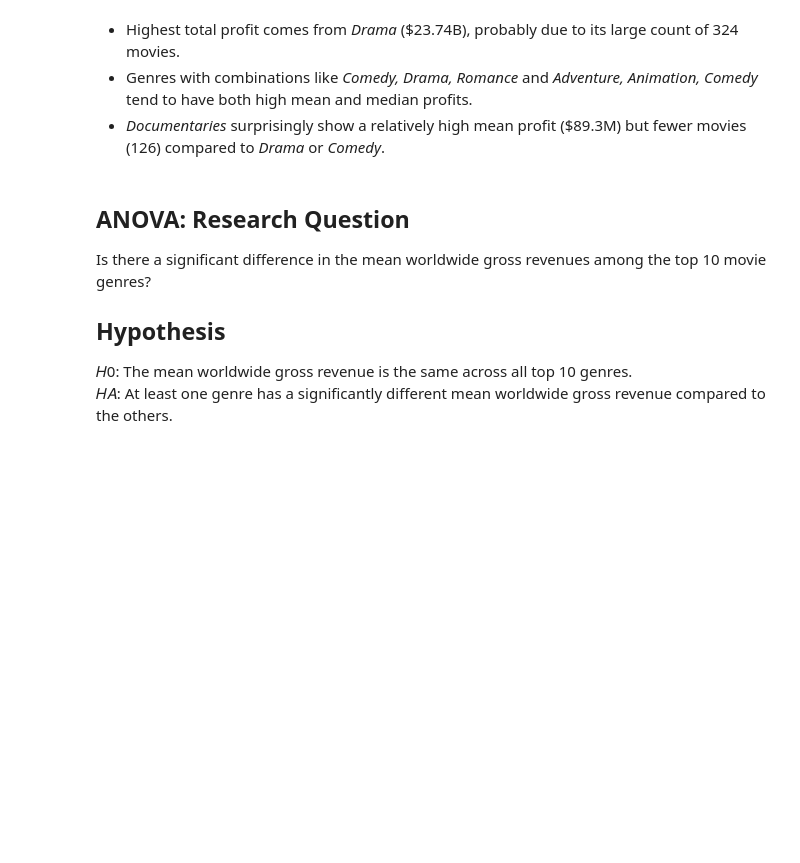
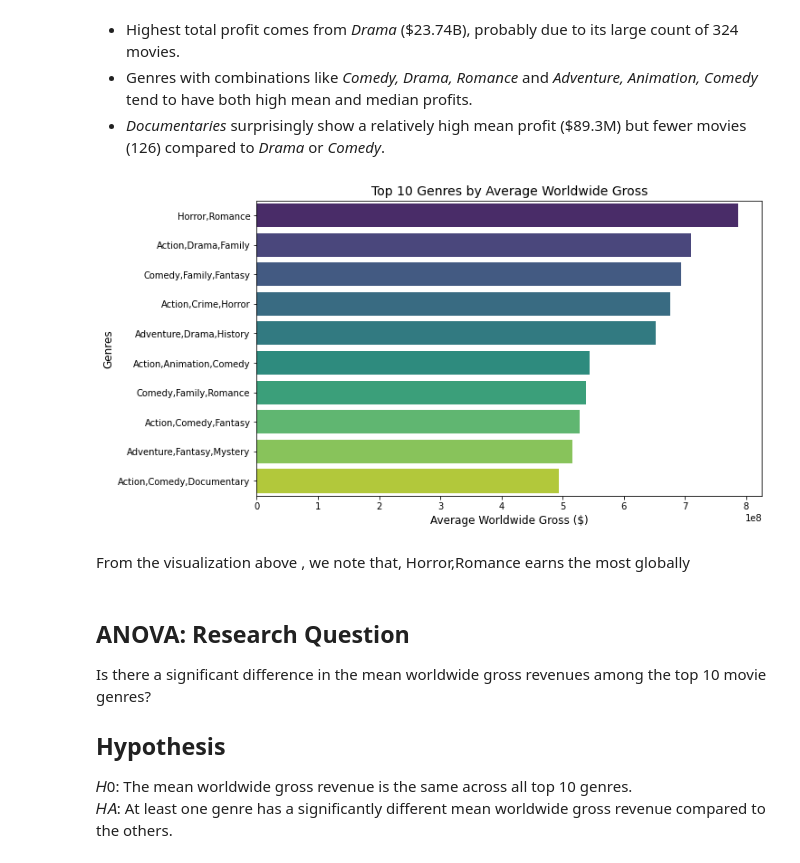
Before and after one commit to Paul-M-ARCH/phase2-project, a Jupyter notebook: phase-2-project-Final-jabes added insights.ipynb, the cells around one changed output. Cells and saved outputs as stored; diff of their text form; code cells hidden in the pictures; blank space fills up the shorter version.

```diff
--- a/phase-2-project-Final-jabes added insights.ipynb
+++ b/phase-2-project-Final-jabes added insights.ipynb
@@ -500,6 +511,21 @@ Horror                                63
 - Highest total profit comes from *Drama* (\$23.74B), probably due to its large count of 324 movies.
 - Genres with combinations like *Comedy, Drama, Romance* and *Adventure, Animation, Comedy* tend to have both high mean and median profits.
 - *Documentaries* surprisingly show a relatively high mean profit (\$89.3M) but fewer movies (126) compared to *Drama* or *Comedy*.
+# %%
+# Calculate average worldwide gross for each genre
+genre_gross =movies_merged.groupby('genres')['worldwide_gross'].mean().sort_values(ascending=False).head(10)
+
+# Plot the top genres
+plt.figure(figsize=(10, 6))
+sns.barplot(x=genre_gross.values, y=genre_gross.index, palette='viridis')
+plt.title('Top 10 Genres by Average Worldwide Gross', fontsize=14)
+plt.xlabel('Average Worldwide Gross ($)', fontsize=12)
+plt.ylabel('Genres', fontsize=12)
+plt.show()
+# %% [output]
+[figure, added]
+# %% [markdown]
+From the visualization above , we note that, Horror,Romance earns the most globally
 # %% [markdown]
 ## ANOVA: Research Question
 Is there a significant difference in the mean worldwide gross revenues among the top 10 movie genres?
```
Also changed, not shown: parts of 19 cells of this notebook.
